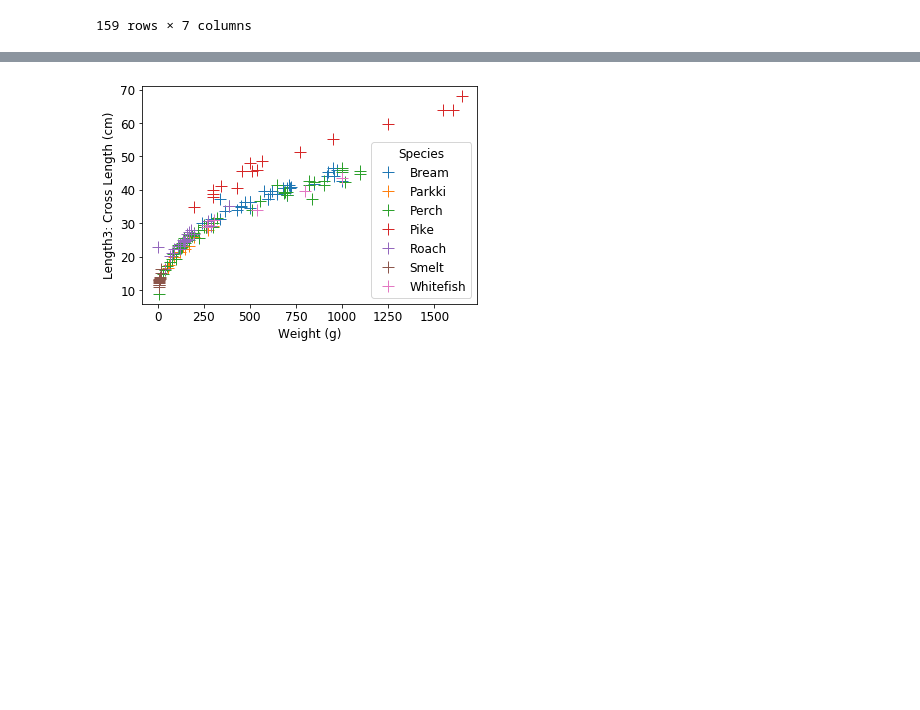
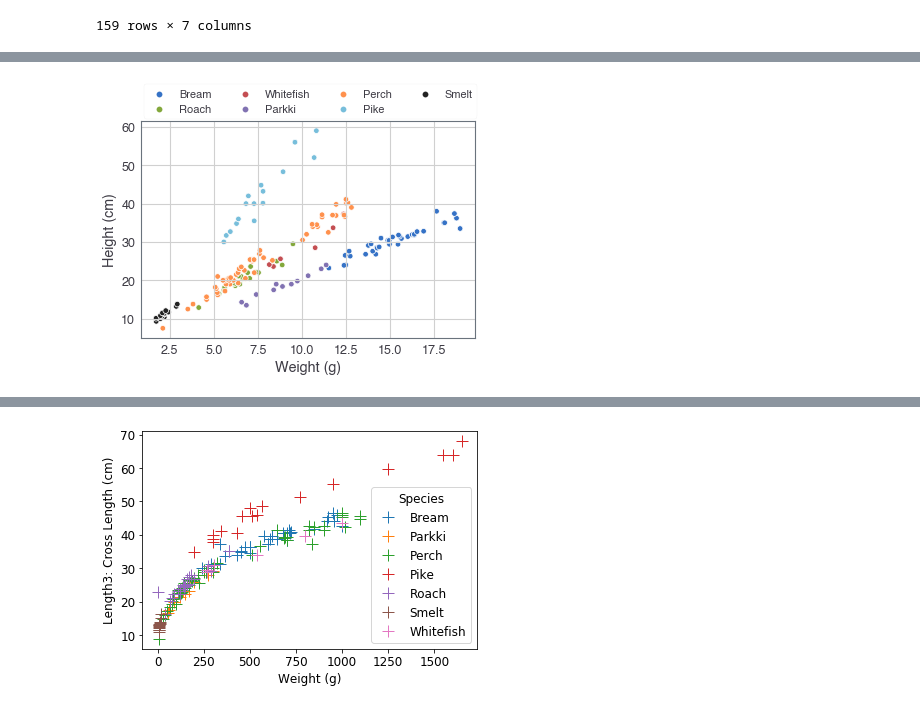
Before and after one commit to Deathn0t/NAS-CD, a Jupyter notebook: data/FishDataset.ipynb, the cells around one changed output, grey strips where cells are left out. Saved outputs shown, nothing was run; the diff lists cells and outputs as text; code cells hidden in the pictures; blank space fills up the shorter version.

```diff
--- a/data/FishDataset.ipynb
+++ b/data/FishDataset.ipynb
@@ -35,0 +51,15 @@ plt.show()
+# %%
+import seaborn as sns
+ax = sns.scatterplot(x="Height", y="Length1",
+                     hue="Species",
+#                      style="Species",
+                     data=fishData)
+ax.set_ylabel("Height (cm)")
+ax.set_xlabel("Weight (g)")
+h, l = ax.get_legend_handles_labels()
+h, l = h[1:], l[1:]
+ax.legend(h, l, loc='lower left', bbox_to_anchor= (0.01, 1.01), ncol=4,
+            borderaxespad=0, frameon=True, fontsize=11)
+plt.savefig("weight-vs-height.png")
+# %% [output]
+[figure, added]
```
Also changed, not shown: parts of 5 cells of this notebook, 7 other files.
